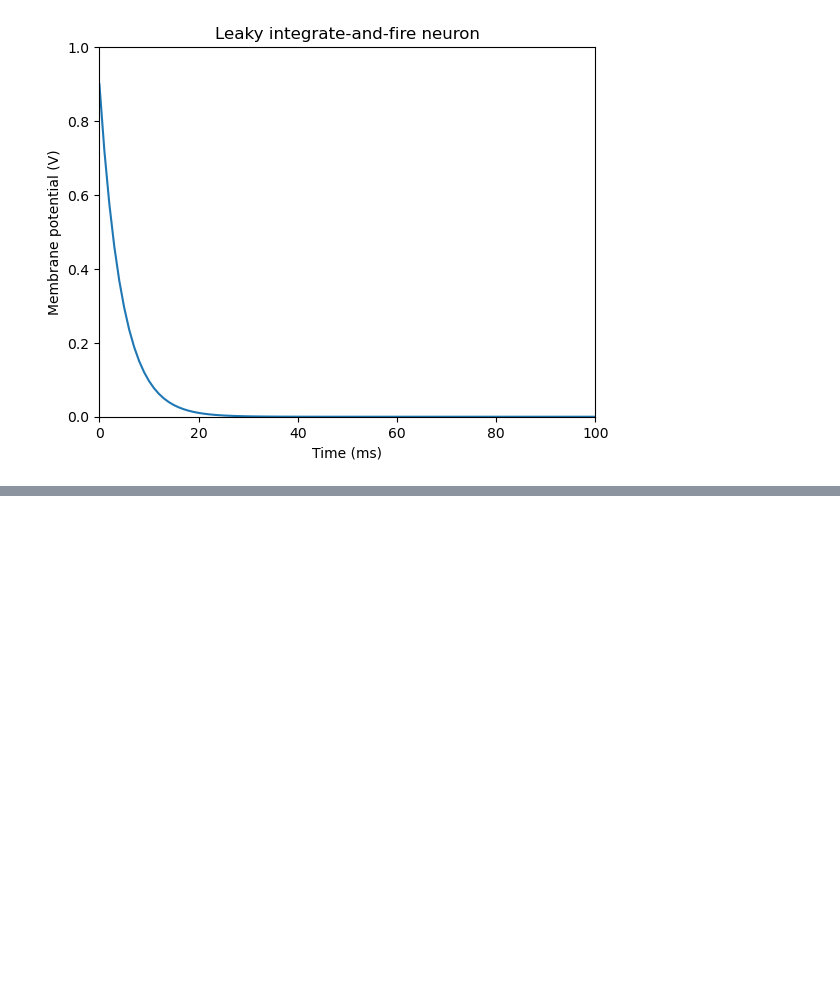
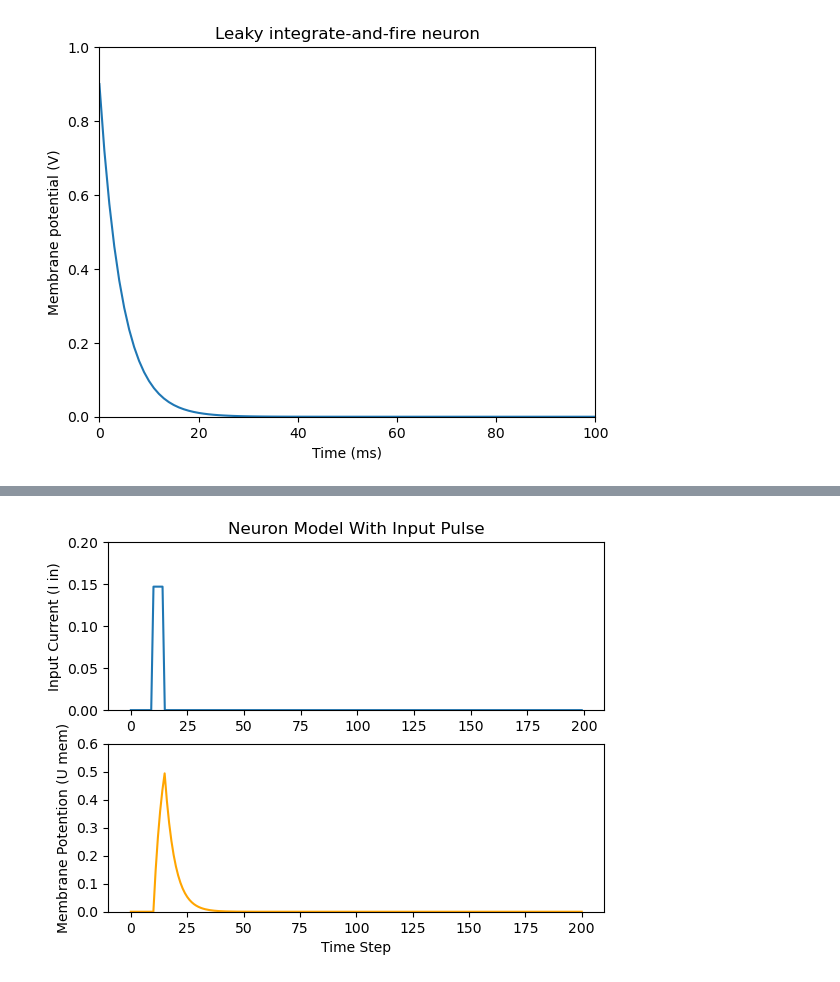
Before and after one commit to maoya23/deep-learning, a Jupyter notebook: SpikingNeuralnetrowk/FireNeuron.ipynb, the cells around one changed output, grey strips where cells are left out. Drawn from its saved outputs; the diff is of its cells as text; code cells hidden in the pictures; blank space fills up the shorter version.

```diff
--- a/SpikingNeuralnetrowk/FireNeuron.ipynb
+++ b/SpikingNeuralnetrowk/FireNeuron.ipynb
@@ -87,0 +384,28 @@ plt.show()
+# %%
+cur_in3 = torch.cat((torch.zeros(10), torch.ones(5)*0.147, torch.zeros(185)), 0)  # input turns on at t=10, off at t=15
+mem = torch.zeros(1)
+spk_out = torch.zeros(1)
+mem_rec3 = [mem]
+
+# neuron simulation
+for step in range(num_steps):
+    spk_out, mem = lif1(cur_in3[step], mem)
+    mem_rec3.append(mem)
+mem_rec3 = torch.stack(mem_rec3)
+# %%
+plt.figure()
+
+plt.subplot(2,1,1)
+plt.title('Neuron Model With Input Pulse')
+plt.plot(cur_in3)
+plt.ylim(0,0.20)
+plt.ylabel('Input Current (I in)')
+
+plt.subplot(2,1,2)
+plt.plot(mem_rec3,color='orange')
+plt.ylim(0,0.600)
+plt.xlabel('Time Step')
+plt.ylabel('Membrane Potention (U mem)')
+plt.show()
+# %% [output]
+[figure, added]
```
Also changed, not shown: parts of 42 cells of this notebook, 4 other files.
